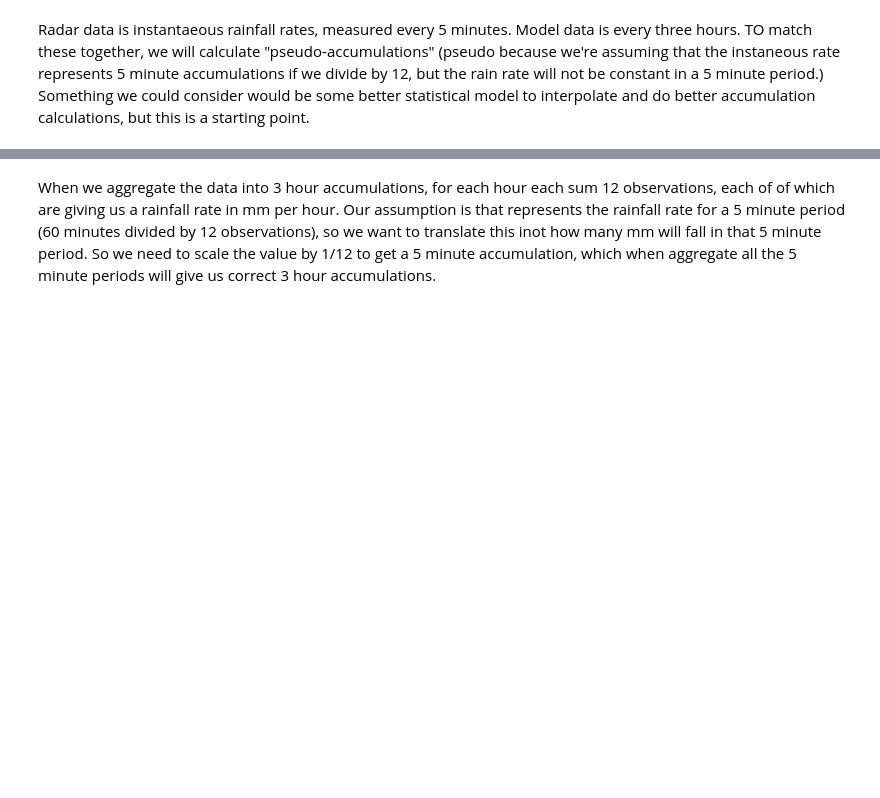
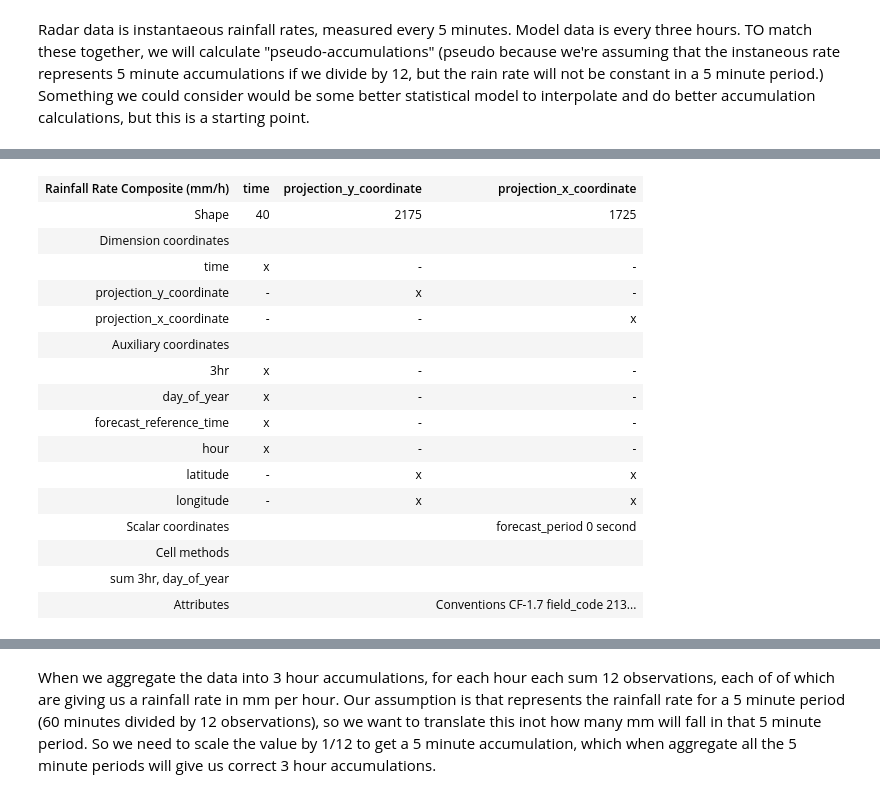
Before and after one commit to informatics-lab/precip_rediagnosis, a Jupyter notebook: data_prep/transform_and_preprocess_spice.ipynb, the cells around one changed output, grey strips where cells are left out. Drawn from its saved outputs; the diff is of its cells as text; code cells hidden in the pictures; blank space fills up the shorter version.

```diff
--- a/data_prep/transform_and_preprocess_spice.ipynb
+++ b/data_prep/transform_and_preprocess_spice.ipynb
@@ -406,0 +473,38 @@ radar_agg
+# %%
+lat_vals = ret_val[:,:,1]
+lon_vals = ret_val[:,:,0]
+# %%
+lon_coord = iris.coords.AuxCoord(
+    lon_vals,
+    standard_name='longitude',
+    units='degrees',
+)
+lat_coord = iris.coords.AuxCoord(
+    lat_vals,
+    standard_name='latitude',
+    units='degrees',
+)
+# %%
+radar_agg_3hr.add_aux_coord(lon_coord,[1,2])
+# %%
+radar_agg_3hr.add_aux_coord(lat_coord,[1,2])
+# %%
+radar_agg_3hr
+# %% [output]
+| Rainfall Rate Composite (mm/h) | time | projection_y_coordinate | projection_x_coordinate |
+| Shape | 40 | 2175 | 1725 |
+| Dimension coordinates |  |  |  |
+| time | x | - | - |
+| projection_y_coordinate | - | x | - |
+| projection_x_coordinate | - | - | x |
+| Auxiliary coordinates |  |  |  |
+| 3hr | x | - | - |
+| day_of_year | x | - | - |
+| forecast_reference_time | x | - | - |
+| hour | x | - | - |
+| latitude | - | x | x |
+| longitude | - | x | x |
+| Scalar coordinates |  |  | forecast_period 0 second |
+| Cell methods |  |  |  |
+| sum 3hr, day_of_year |  |  |  |
+| Attributes |  |  | Conventions CF-1.7 field_code 213... |
```
Also changed, not shown: parts of 48 cells of this notebook.
